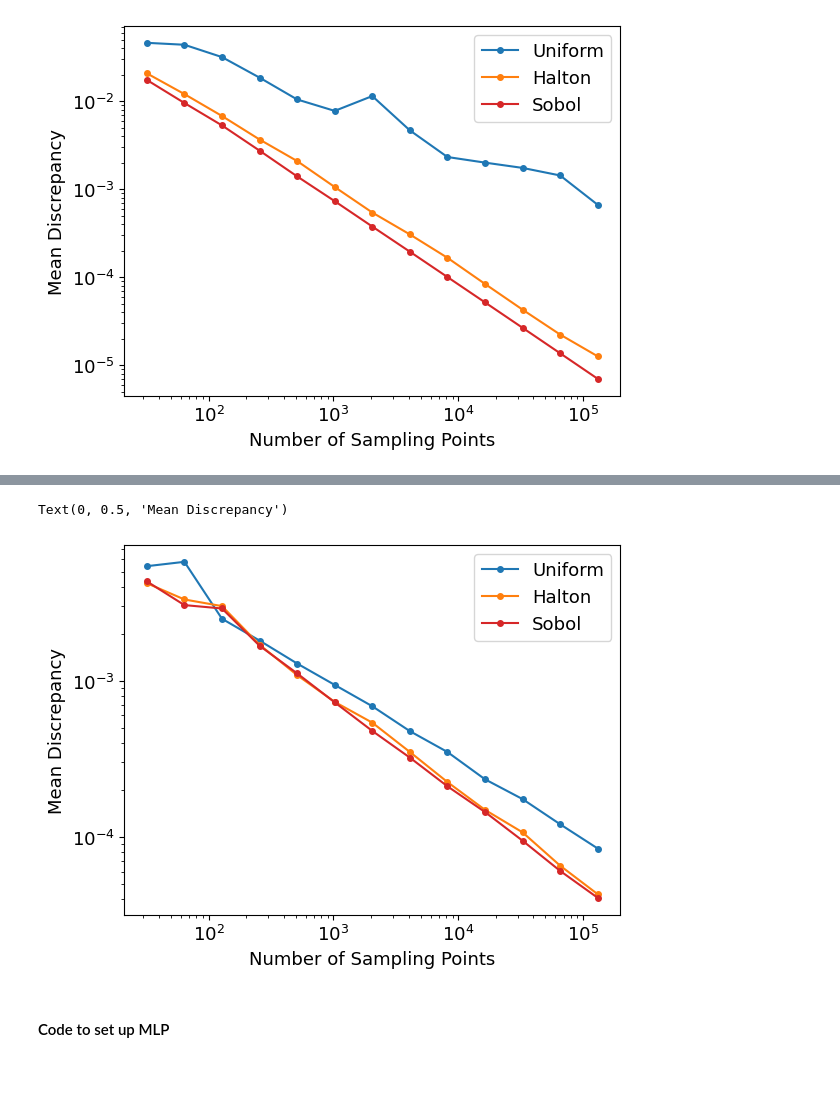
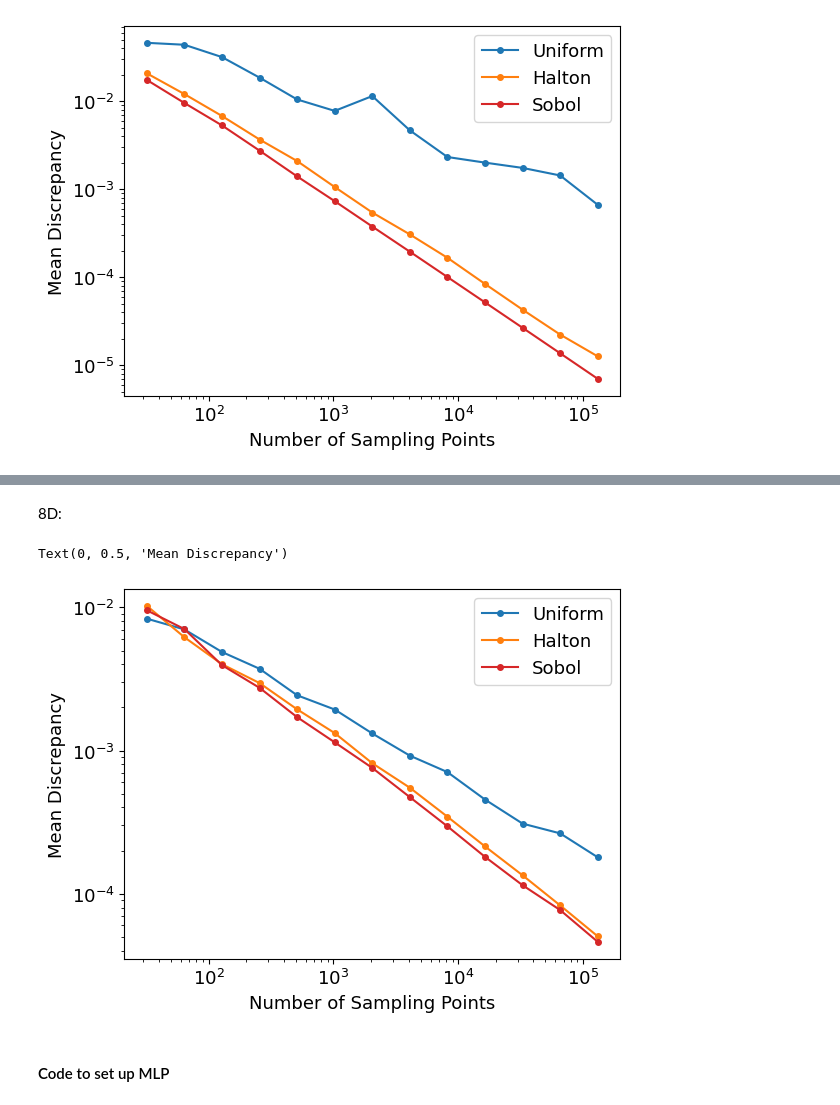
Before and after one commit to Gautam-Chauhan/MSc-Thesis, a Jupyter notebook: scenario_1.ipynb, the cells around one changed output, grey strips where cells are left out. Saved outputs shown, nothing was run; the diff lists cells and outputs as text; code cells hidden in the pictures; blank space fills up the shorter version.

Commit message:
Reproduced the graphs comparing discrepancy properties of different sequences

```diff
--- a/scenario_1.ipynb
+++ b/scenario_1.ipynb
@@ -275,7 +275,7 @@ plt.scatter(grid[:,:,0],grid[:,:,1],s=1)
 # %% [markdown]
 #### Investigation of Discrepancy Properties of QMC Sequences
 # %%
-dimensions = [2,6,10]
+dimensions = [2,4,6,8]
 sample_sizes = [2**5,2**6,2**7,2**8,2**9,2**10,2**11,2**12,2**13,2**14,2**15,2**16,2**17]
 
 uniform_mean_discrepancies = np.empty((len(dimensions),len(sample_sizes)))
@@ -339,13 +351,15 @@ Text(0, 0.5, 'Mean Discrepancy')
+# %% [markdown]
+8D:
 # %%
-plt.loglog(sample_sizes,uniform_mean_discrepancies[2,:],marker="o",markersize=4,label="Uniform")
-plt.loglog(sample_sizes,halton_mean_discrepancies[2,:],marker="o",markersize=4,label="Halton",color="tab:orange")
-plt.loglog(sample_sizes,sobol_mean_discrepancies[2,:],marker="o",markersize=4,label="Sobol",color="tab:red")
+plt.loglog(sample_sizes,uniform_mean_discrepancies[3,:],marker="o",markersize=4,label="Uniform")
+plt.loglog(sample_sizes,halton_mean_discrepancies[3,:],marker="o",markersize=4,label="Halton",color="tab:orange")
+plt.loglog(sample_sizes,sobol_mean_discrepancies[3,:],marker="o",markersize=4,label="Sobol",color="tab:red")
 plt.legend()
 plt.xlabel("Number of Sampling Points")
 plt.ylabel("Mean Discrepancy")
 # %% [output]
 Text(0, 0.5, 'Mean Discrepancy')
-[figure, old version]
+[figure, new version]
 # %% [markdown]
 #### Code to set up MLP
 # %%
```
Also changed, not shown: parts of 19 cells of this notebook.
